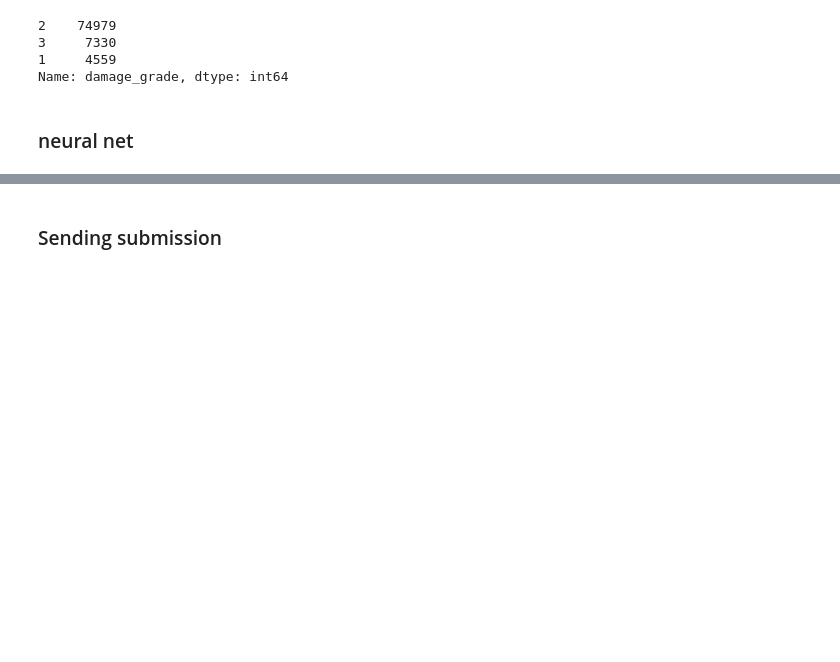
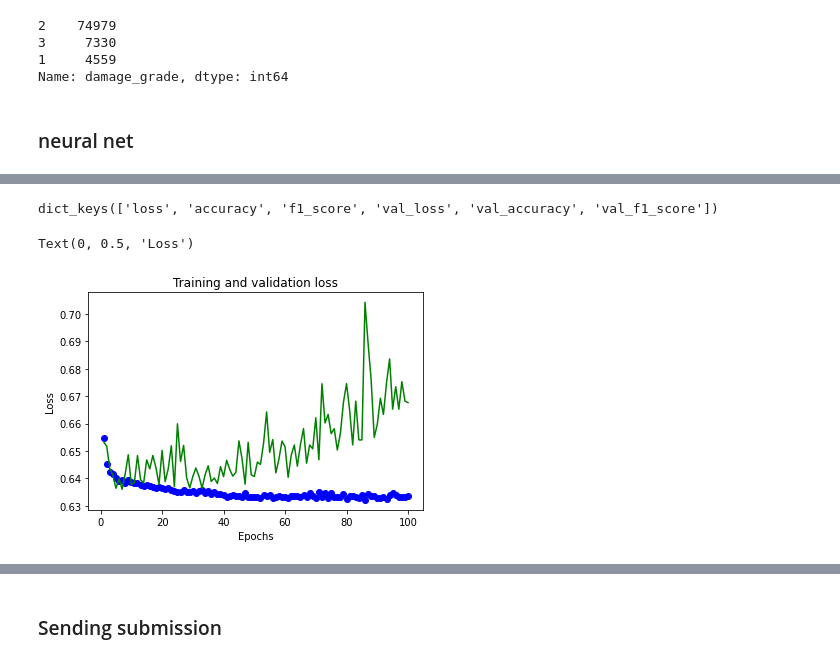
Before and after one commit to G94/earthquake_damage_ml, a Jupyter notebook: Modeling.ipynb, the cells around one changed output, grey strips where cells are left out. Saved outputs shown, nothing was run; the diff lists cells and outputs as text; code cells hidden in the pictures; blank space fills up the shorter version.

```diff
--- a/Modeling.ipynb
+++ b/Modeling.ipynb
@@ -625,4 +627,4 @@ param_grid = {'randomforestclassifier__n_estimators': [300, 500, 700, 1000],
 
 gs = GridSearchCV(pipe, param_grid, cv = 4)
 # %%
-gs.fit(X_train, y_train)
+# gs.fit(X_train, y_train)
@@ -826,22 +854,25 @@ X_train_partial, X_valid, y_train_partial, y_valid = train_test_split(X_train_en
+# %%
+one_hot_y_train_partial = to_categorical(y_train_partial)
+one_hot_y_valid = to_categorical(y_valid)
 # %%
-num_epochs = 500
-batch_size = 128
+num_epochs = 100
+batch_size = 32
 
 model_total = tf.keras.Sequential()
-model_total.add(tf.keras.Input(shape = (37, ), name="input_red"))
-model_total.add(tf.keras.layers.Dense(256, activation = 'relu'))
-model_total.add(tf.keras.layers.Dense(128, activation='relu') )
-model_total.add(tf.keras.layers.Dense(64, activation='relu'))
-model_total.add(tf.keras.layers.Dense(1, activation = 'softmax'))
+model_total.add(tf.keras.Input(shape = (len(cols_train),), name="input_red"))
+model_total.add(tf.keras.layers.Dense(64, activation = 'relu'))
+model_total.add(tf.keras.layers.Dense(32, activation = 'relu') )
+model_total.add(tf.keras.layers.Dense(4, activation = 'softmax'))
 
-model_total.compile(optimizer=tf.keras.optimizers.RMSprop(lr=0.001),
+model_total.compile(optimizer = tf.keras.optimizers.Adam(lr = 0.01),
                         loss = 'categorical_crossentropy',
-                        metrics=[tf.keras.metrics.Accuracy()])
+                        metrics = ['accuracy', f1_score])
+#                         metrics=[tf.keras.metrics.Precision(), tf.keras.metrics.Recall()])
 # %%
-model_total.fit(X_train_encode.to_numpy(),
-              y_train.to_numpy(),
+history = model_total.fit(X_train_partial,
+              one_hot_y_train_partial,
               epochs = num_epochs,
               batch_size = batch_size,
-              validation_data = (X_valid, y_valid),
+              validation_data = (X_valid, one_hot_y_valid),
               verbose = 1)
 # %% [output]
@@ -865,0 +896,20 @@ KeyboardInterrupt:
+# %%
+history.history.keys()
+# %% [output]
+dict_keys(['loss', 'accuracy', 'f1_score', 'val_loss', 'val_accuracy', 'val_f1_score'])
+# %%
+import matplotlib.pyplot as plt
+
+loss = history.history['loss']
+val_loss = history.history['val_loss']
+
+epochs = range(1, len(loss) + 1)
+
+plt.plot(epochs, loss, 'bo', label='Training loss')
+plt.plot(epochs, val_loss, 'b', label='Validation loss', color = "g")
+plt.title('Training and validation loss')
+plt.xlabel('Epochs')
+plt.ylabel('Loss')
+# %% [output]
+Text(0, 0.5, 'Loss')
+[figure, added]
```
Also changed, not shown: parts of 21 cells of this notebook.
